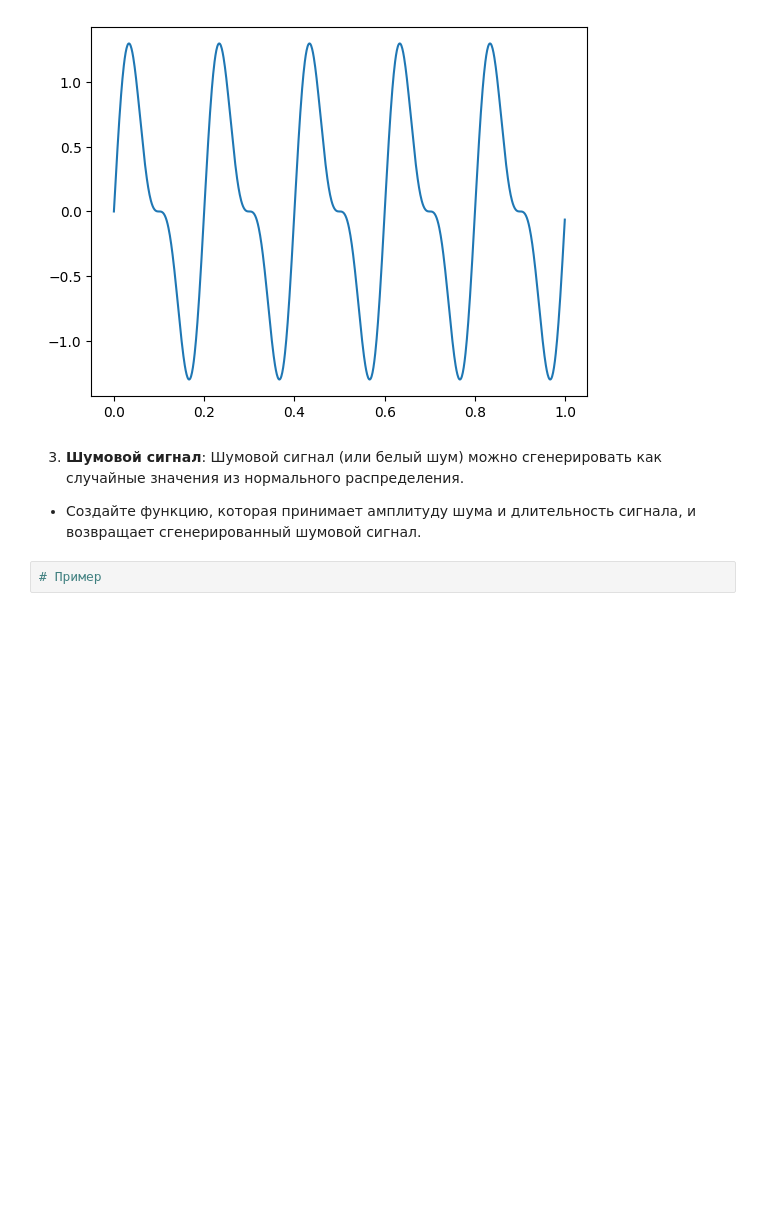
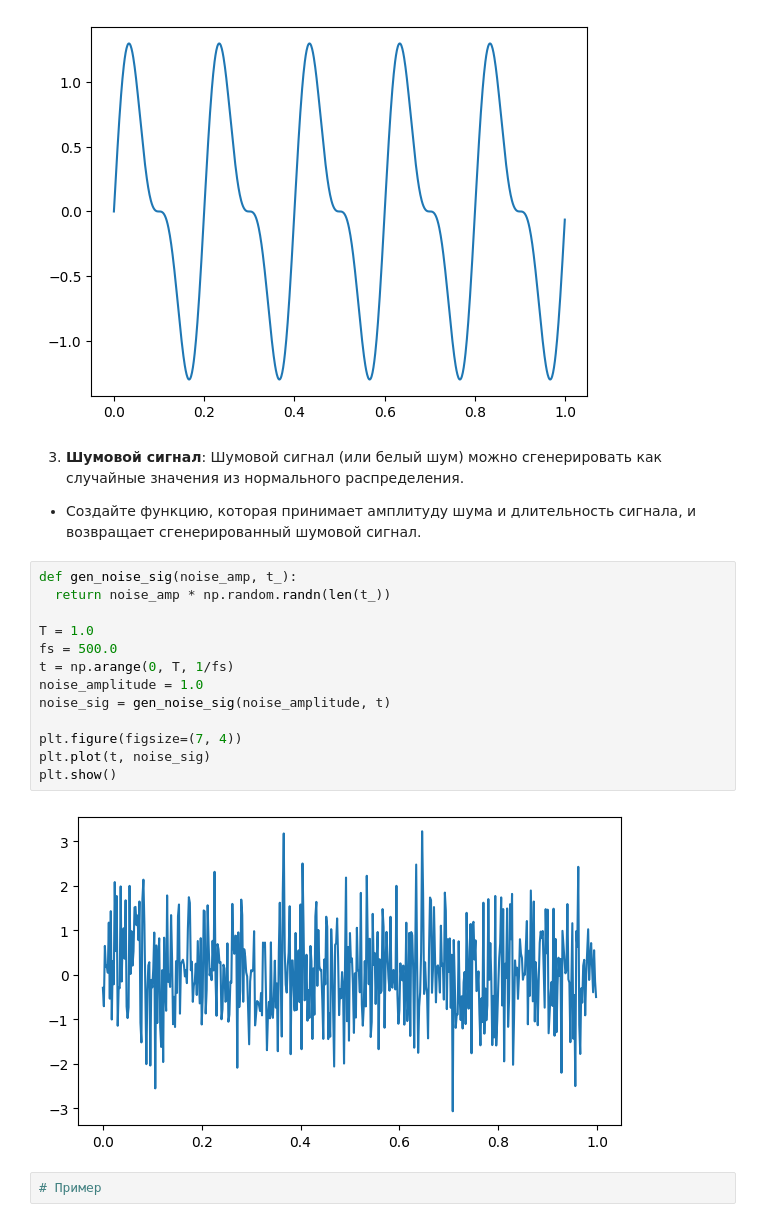
Before and after one commit to alexmordashov/computer_math, a Jupyter notebook: 9. Генерация сигналов и преобразования Фурье/Практическая_работа_№9_Генерация_сигналов_и_преобразования_Фурье.ipynb, the cells around one changed output. Drawn from its saved outputs; the diff is of its cells as text; blank space fills up the shorter version.

```diff
--- a/9. Генерация сигналов и преобразования Фурье/Практическая_работа_№9_Генерация_сигналов_и_преобразования_Фурье.ipynb
+++ b/9. Генерация сигналов и преобразования Фурье/Практическая_работа_№9_Генерация_сигналов_и_преобразования_Фурье.ipynb
@@ -119,6 +110,21 @@ plt.show()
 3. **Шумовой сигнал**: Шумовой сигнал (или белый шум) можно сгенерировать как случайные значения из нормального распределения.
 
 - Создайте функцию, которая принимает амплитуду шума и длительность сигнала, и возвращает сгенерированный шумовой сигнал.
+# %%
+def gen_noise_sig(noise_amp, t_):
+  return noise_amp * np.random.randn(len(t_))
+
+T = 1.0
+fs = 500.0
+t = np.arange(0, T, 1/fs)
+noise_amplitude = 1.0
+noise_sig = gen_noise_sig(noise_amplitude, t)
+
+plt.figure(figsize=(7, 4))
+plt.plot(t, noise_sig)
+plt.show()
+# %% [output]
+[figure, added]
 # %%
 # Пример
 # %% [output]
```
Also changed, not shown: parts of 19 cells of this notebook.
